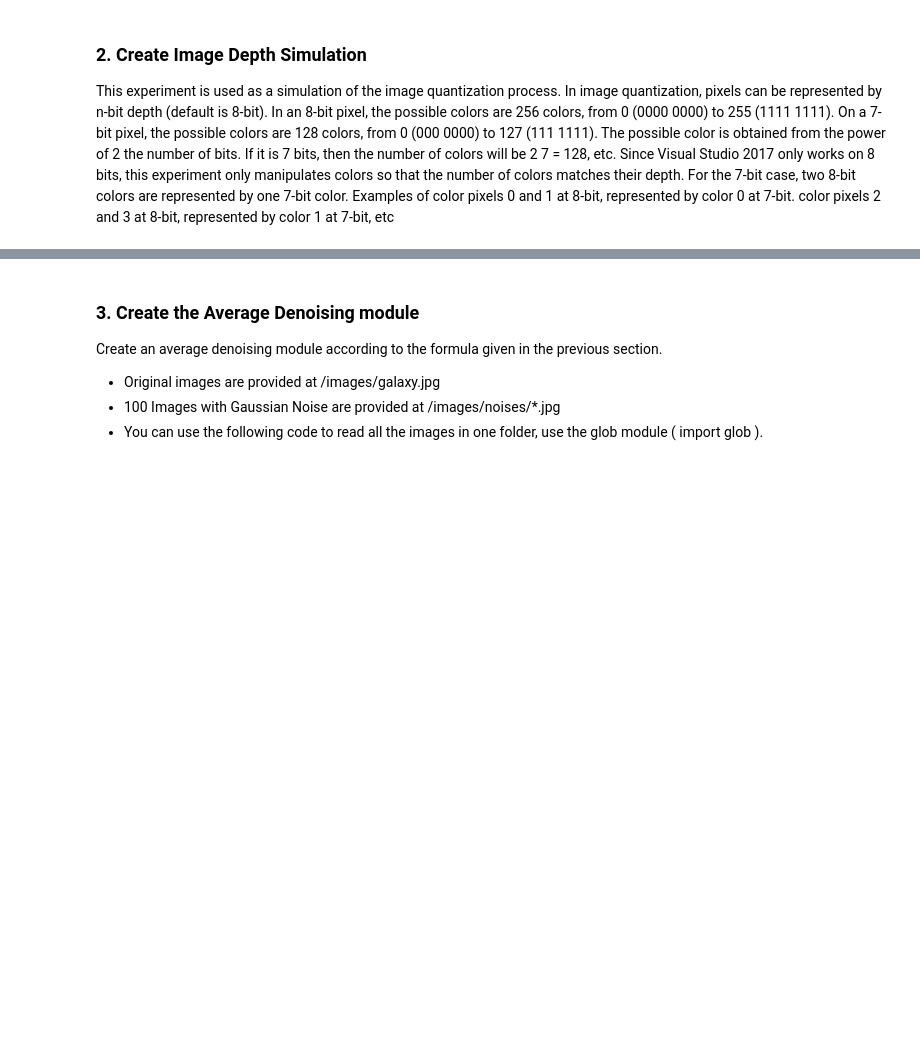
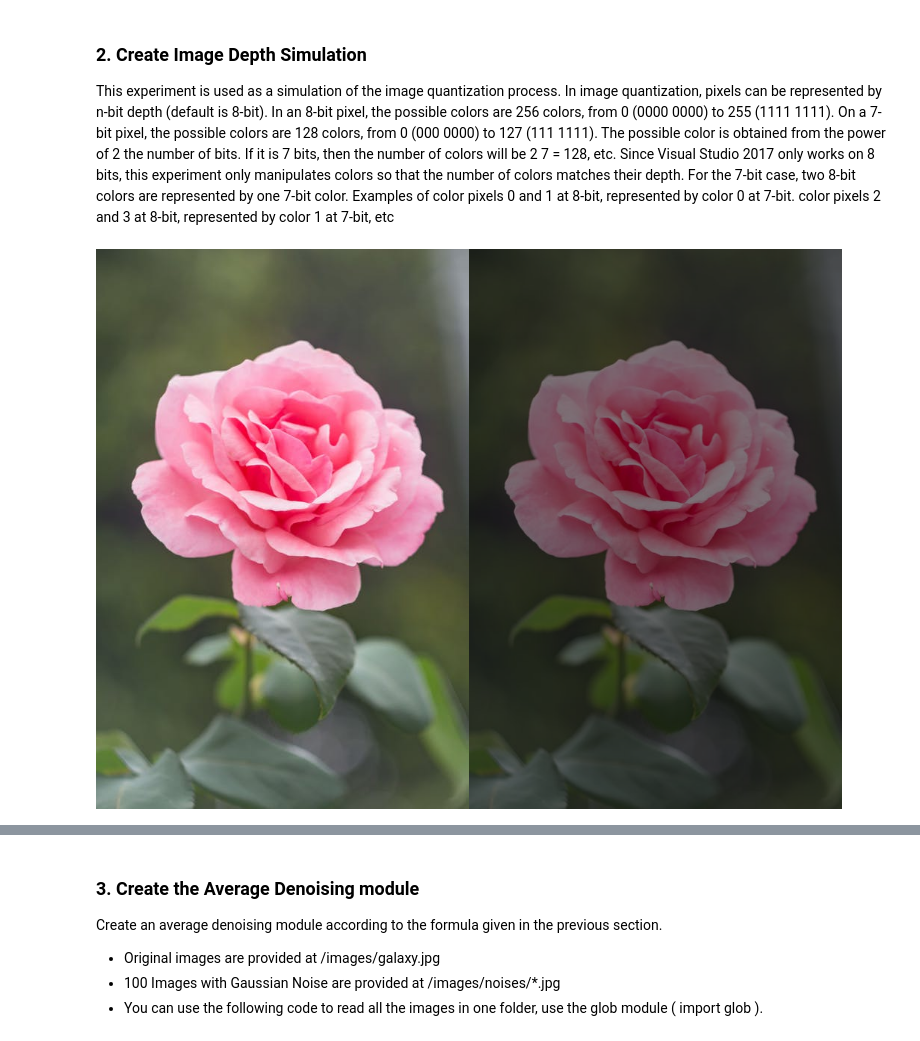
Before and after one commit to frcaulia/dicv_odd_2023, a Jupyter notebook: Week5.ipynb, the cells around one changed output, grey strips where cells are left out. Saved outputs shown, nothing was run; the diff lists cells and outputs as text; code cells hidden in the pictures; blank space fills up the shorter version.

```diff
--- a/Week5.ipynb
+++ b/Week5.ipynb
@@ -39,3 +40,25 @@ Masukkan nilai Gamma: 3
 ### **2. Create Image Depth Simulation**
 This experiment is used as a simulation of the image quantization process. In image quantization, pixels can be represented by n-bit depth (default is 8-bit). In an 8-bit pixel, the possible colors are 256 colors, from 0 (0000 0000) to 255 (1111 1111). On a 7-bit pixel, the possible colors are 128 colors, from 0 (000 0000) to 127 (111 1111). The possible color is obtained from the power of 2 the number of bits. If it is 7 bits, then the number of colors
 will be 2 7 = 128, etc. Since Visual Studio 2017 only works on 8 bits, this experiment only manipulates colors so that the number of colors matches their depth. For the 7-bit case, two 8-bit colors are represented by one 7-bit color. Examples of color pixels 0 and 1 at 8-bit, represented by color 0 at 7-bit. color pixels 2 and 3 at 8-bit, represented by color 1 at 7-bit, etc
+# %%
+import cv2 as cv
+from google.colab.patches import cv2_imshow
+
+# Read the original image
+original = cv.imread('/content/drive/MyDrive/Images/rose_pink.png')
+
+# Check if the image was read successfully
+if original is None:
+    print("Error: Could not read the image.")
+else:
+    # Reduce the image to 7-bit depth
+    quantized_image = (original // 2**(8 - 7)).astype('uint8')
+
+    # Display the original and quantized images
+    final_frame = cv.hconcat((original, quantized_image))
+    cv2_imshow(final_frame)
+
+    # Save the quantized image if needed
+    cv.imwrite('/content/drive/MyDrive/Images/quantized_image.png', quantized_image)
+# %% [output]
+[figure, added]
```
Also changed, not shown: parts of 7 cells of this notebook.
